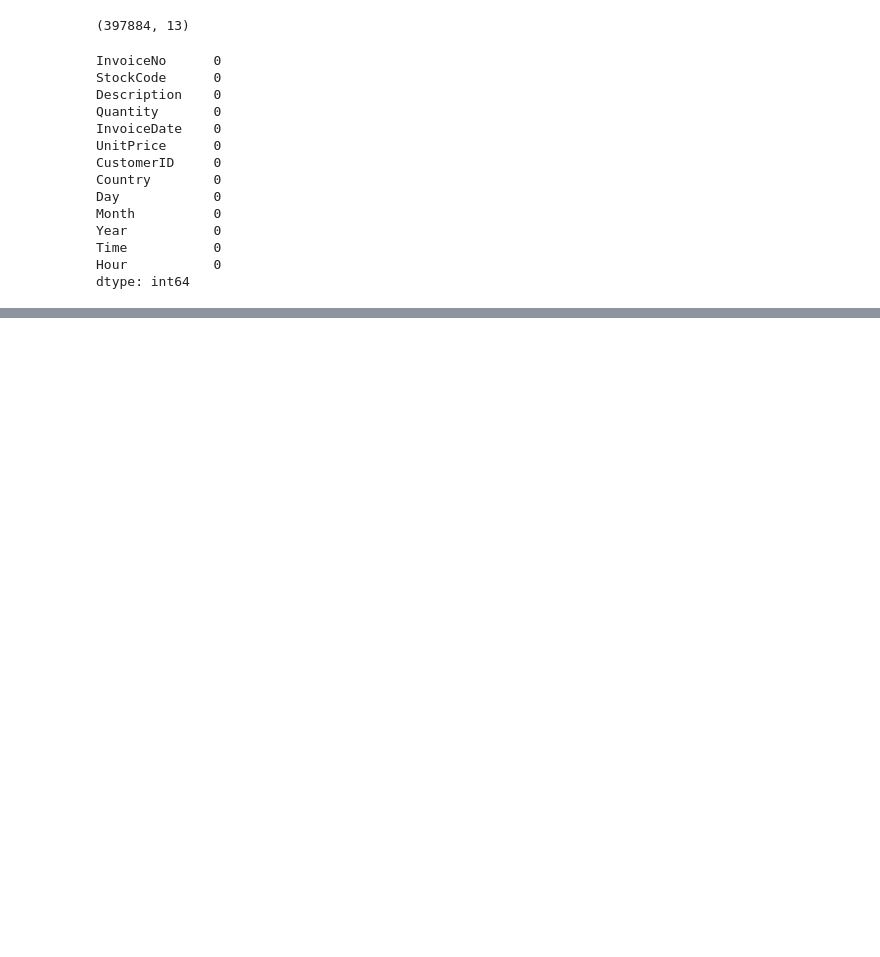
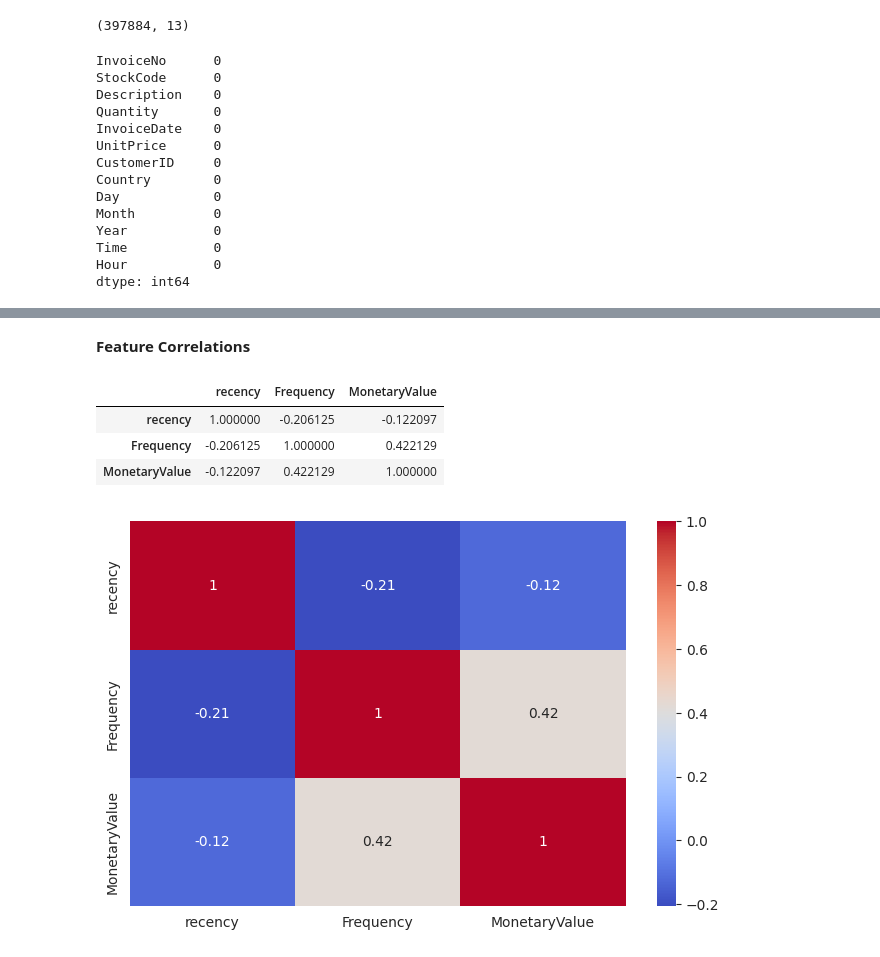
Before and after one commit to Madhukargoud2197/Myntra_Online_Retail_Segmentation_Project, a Jupyter notebook: Myntra_Online_Retail_Customer_Segmentation_Project.ipynb, the cells around one changed output, grey strips where cells are left out. Drawn from its saved outputs; the diff is of its cells as text; code cells hidden in the pictures; blank space fills up the shorter version.

```diff
--- a/Myntra_Online_Retail_Customer_Segmentation_Project.ipynb
+++ b/Myntra_Online_Retail_Customer_Segmentation_Project.ipynb
@@ -1314,0 +1458,4 @@ dtype: int64
+# %%
+# Merge the monetary value and tem_df dataframe on the customer ID column
+rfm_df = tem_df.merge(monetary_df, on = 'CustomerID')
+rfm_df.head()
@@ -1314,0 +1498,9 @@ dtype: int64
+# %%
+# Create RecencyScore column by dividing Recency into quartiles and assigning respective quantile labels
+rfm_df['RecencyScore'] = pd.qcut(rfm_df['recency'], q = [0, 0.25, 0.5, 0.75, 1], labels = list(range(4, 0, -1)))
+
+# Create FrequencyScore column by dividing Frequency into quartiles and assigning respective quantile labels
+rfm_df['FrequencyScore'] = pd.qcut(rfm_df['Frequency'], q=[0, 0.25, 0.5, 0.75, 1], labels=list(range(1, 5)))
+
+# Create MonetaryScore column by dividing MonetaryValue into quartiles and assigning respective quantile labels
+rfm_df['MonetaryScore'] = pd.qcut(rfm_df['MonetaryValue'], q=[0, 0.25, 0.5, 0.75, 1], labels=list(range(1, 5)))
@@ -1314,0 +1517,5 @@ dtype: int64
+# %%
+# Now Concatenating the RecencyScore, FrequencyScore, and MonetaryScore columns into one RFMScore column
+rfm_df['RFMScore'] = rfm_df['RecencyScore'].astype(str) + rfm_df['FrequencyScore'].astype(str) + rfm_df['MonetaryScore'].astype(str)
+
+rfm_df.head()
@@ -1314,0 +1577,5 @@ dtype: int64
+# %%
+# Drop the RFMScore and its components columns from the dataframe
+rfm_data = rfm_df.drop(['RecencyScore', 'FrequencyScore', 'MonetaryScore','RFMScore'], axis = 1).set_index('CustomerID')
+# Display the first 5 rows
+rfm_data.head()
@@ -1314,0 +1590,16 @@ dtype: int64
+# %% [markdown]
+**Feature Correlations**
+# %%
+# Calculating the correlation between the variables
+rfm_data.corr()
+# %% [output]
+|  | recency | Frequency | MonetaryValue |
+| recency | 1.000000 | -0.206125 | -0.122097 |
+| Frequency | -0.206125 | 1.000000 | 0.422129 |
+| MonetaryValue | -0.122097 | 0.422129 | 1.000000 |
+# %%
+# Plotting a heatmap for the correlation
+sns.heatmap(rfm_data.corr(), annot=True, cmap='coolwarm')
+plt.show()
+# %% [output]
+[figure, added]
```
Also changed, not shown: parts of 74 cells of this notebook.
